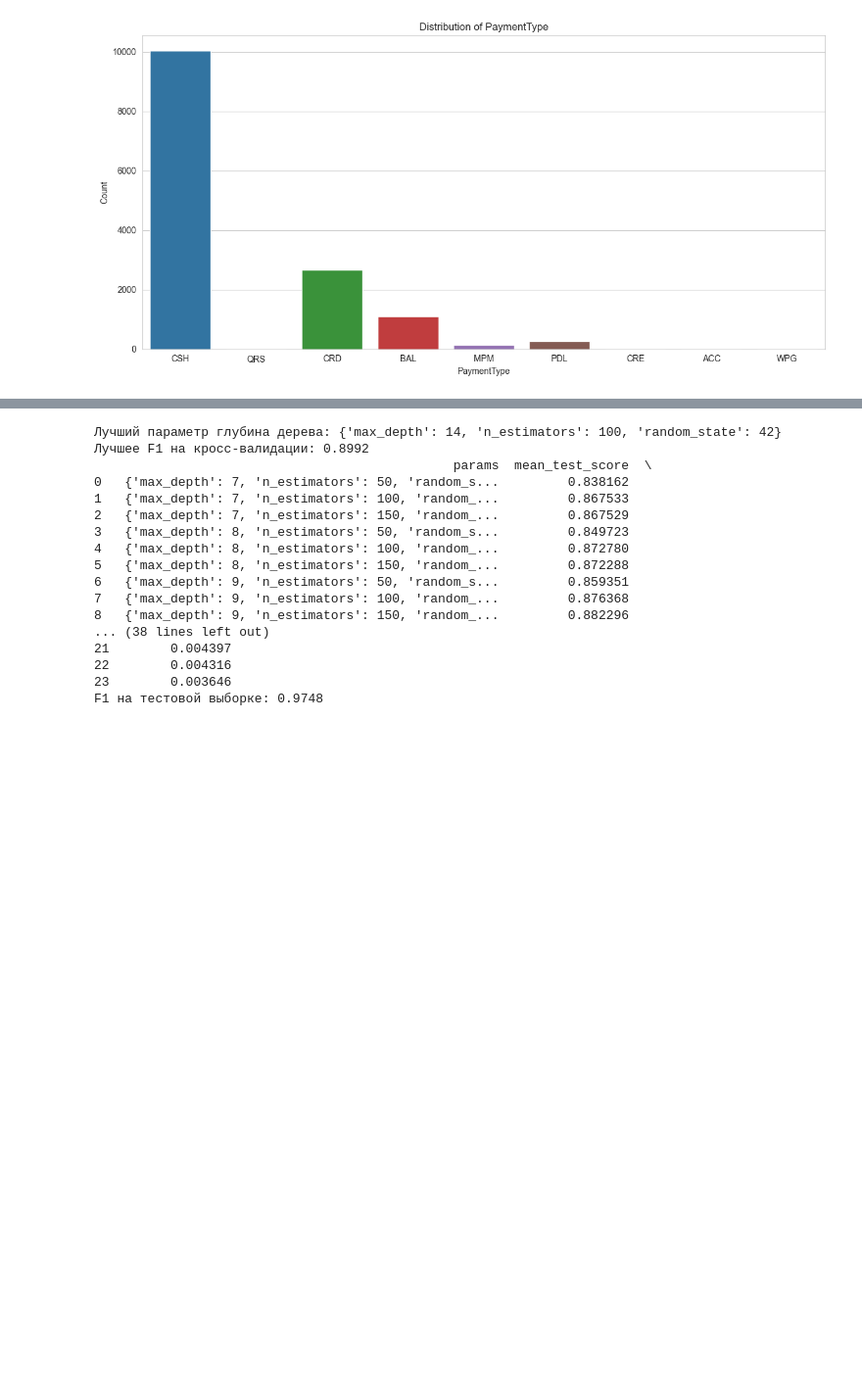
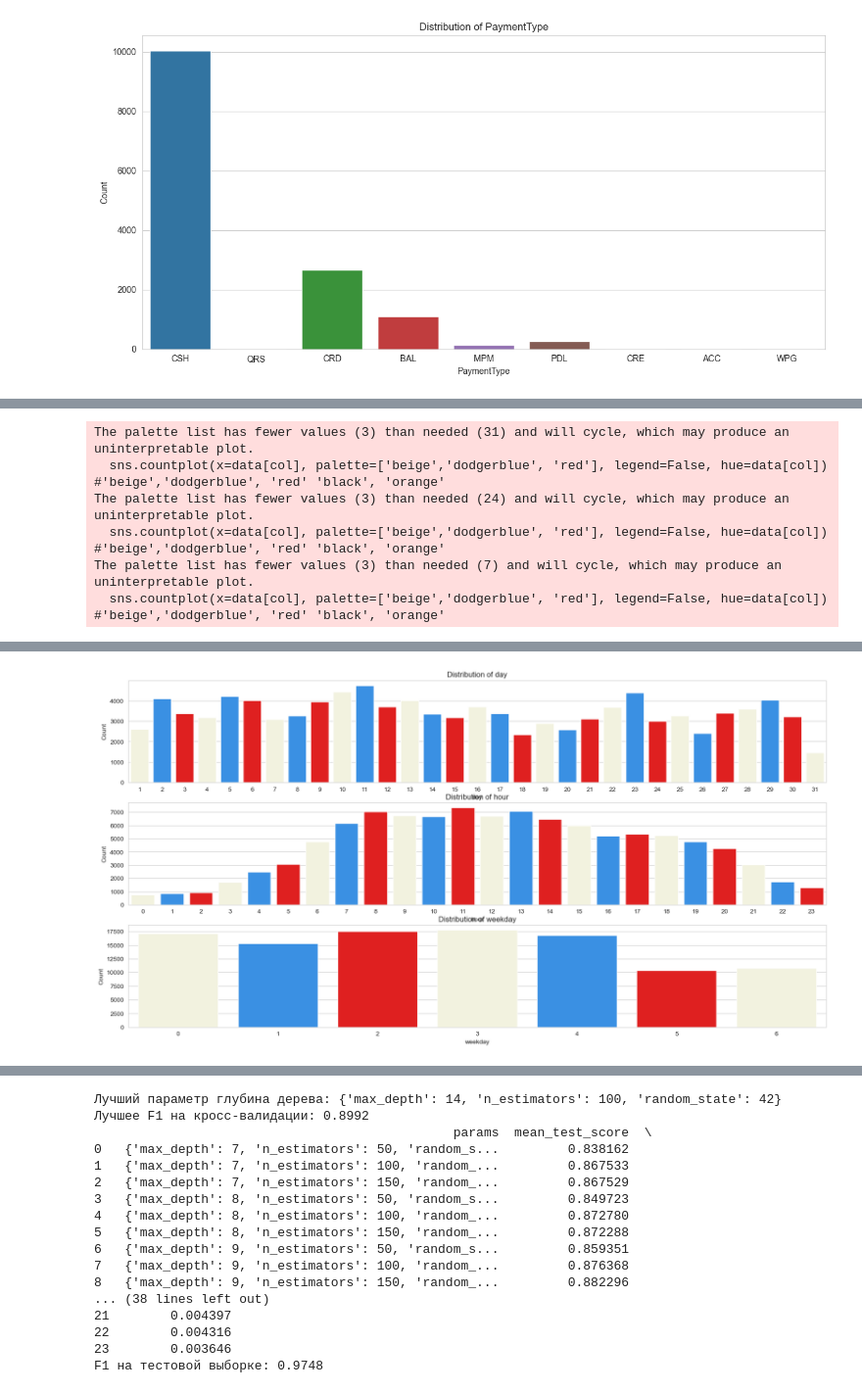
Before and after one commit to timu-ryan/wb-hackathon, a Jupyter notebook: ml/stock_detection.ipynb, the cells around one changed output, grey strips where cells are left out. Shown at 98% size. Drawn from its saved outputs; the diff is of its cells as text; code cells hidden in the pictures; blank space fills up the shorter version.

```diff
--- a/ml/stock_detection.ipynb
+++ b/ml/stock_detection.ipynb
@@ -231,5 +229,26 @@ ModuleNotFoundError: No module named 'lightgbm'
 # %%
 # Преобразование строки в datetime с учётом временной зоны (если есть '+03:00')
 data['CreatedDate_datetime'] = pd.to_datetime(data['CreatedDate'])
-# Конвертация datetime в timestamp (Unix-время, float)
-data['CreatedDate_timestamp'] = data.CreatedDate_datetime.values.astype(np.int64) // 10 ** 9
+data['day'] = data.CreatedDate_datetime.dt.day
+data['hour'] = data.CreatedDate_datetime.dt.hour
+data['weekday'] = data.CreatedDate_datetime.dt.weekday
+
+
+sns.set_style('whitegrid')
+plt.figure(figsize=(20, 10))
+date_columns = ["day", "hour", "weekday"]
+for i, col in enumerate(date_columns, 1):
+    plt.subplot(3, 1, i)
+    sns.countplot(x=data[col], palette=['beige','dodgerblue', 'red'], legend=False, hue=data[col]) #'beige','dodgerblue', 'red' 'black', 'orange'
+    plt.title(f'Distribution of {col}')
+    plt.xlabel(col)
+    plt.ylabel('Count')
+
+print(f"\nМаксимальная дата {data.CreatedDate_datetime.max()}, \n Минимальная дата: {data.CreatedDate_datetime.min()}") # Не отследим годовую сезонность
+# %% [output]
+The palette list has fewer values (3) than needed (31) and will cycle, which may produce an uninterpretable plot.
+  sns.countplot(x=data[col], palette=['beige','dodgerblue', 'red'], legend=False, hue=data[col]) #'beige','dodgerblue', 'red' 'black', 'orange'
+The palette list has fewer values (3) than needed (24) and will cycle, which may produce an uninterpretable plot.
+  sns.countplot(x=data[col], palette=['beige','dodgerblue', 'red'], legend=False, hue=data[col]) #'beige','dodgerblue', 'red' 'black', 'orange'
+The palette list has fewer values (3) than needed (7) and will cycle, which may produce an uninterpretable plot.
+  sns.countplot(x=data[col], palette=['beige','dodgerblue', 'red'], legend=False, hue=data[col]) #'beige','dodgerblue', 'red' 'black', 'orange'
@@ -235,0 +257 @@ data['CreatedDate_timestamp'] = data.CreatedDate_datetime.values.astype(np.int64
+[figure, added]
```
Also changed, not shown: parts of 26 cells of this notebook.
